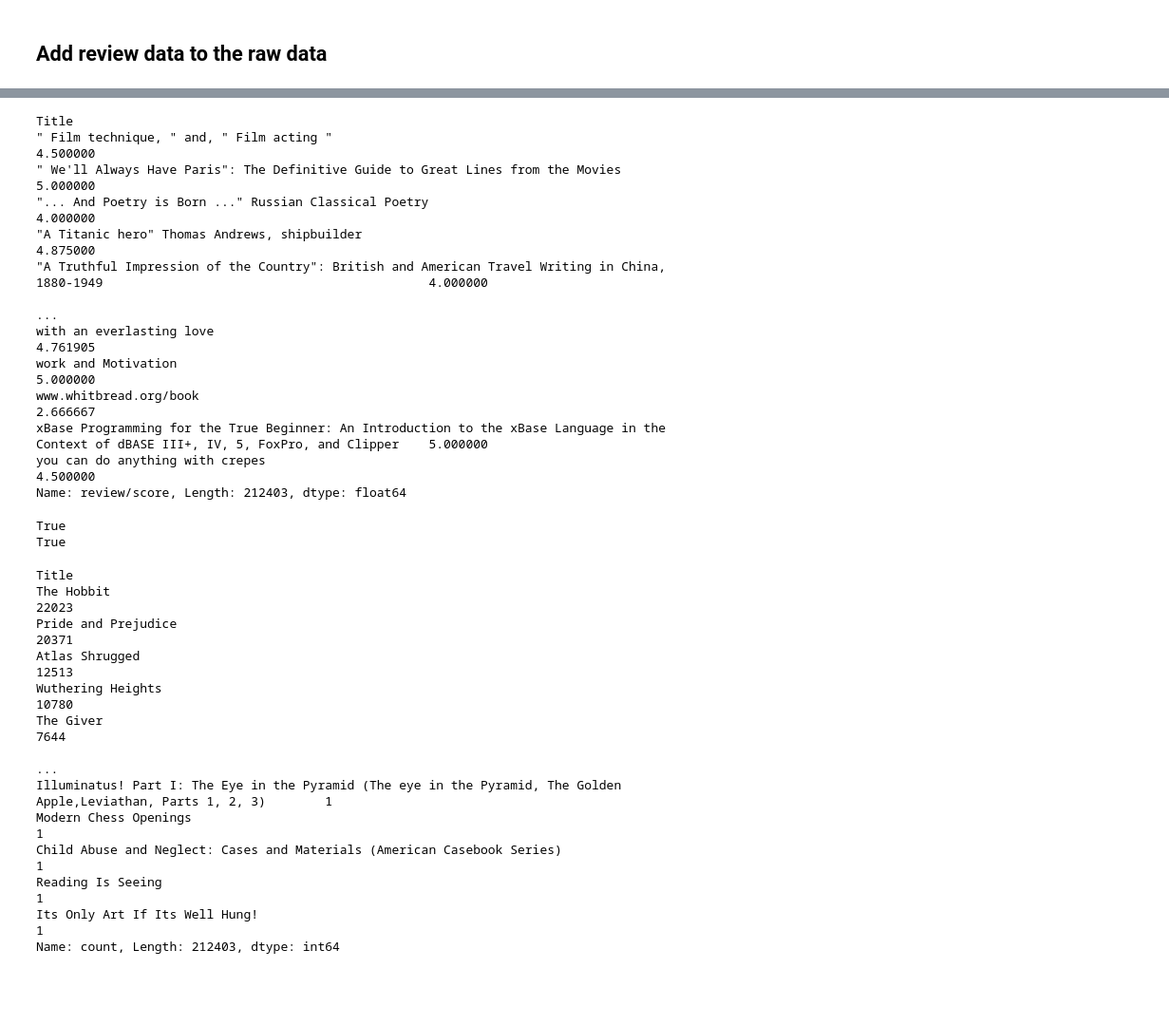
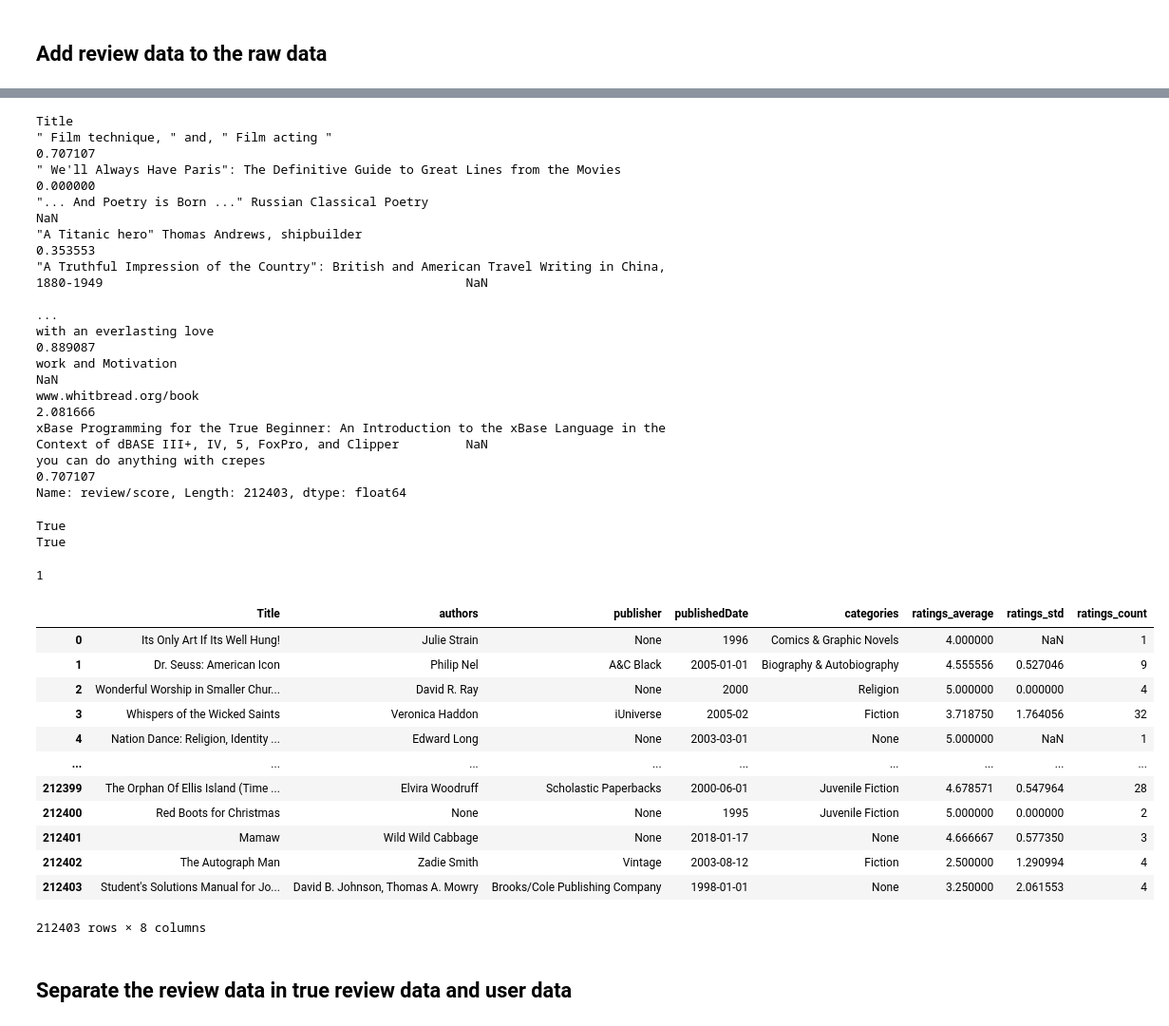
Before and after one commit to feyclan/WT_analysis, a Jupyter notebook: Cleaning.ipynb, the cells around one changed output, grey strips where cells are left out. Shown: that part at 95% size. Drawn from its saved outputs; the diff is of its cells as text; code cells hidden in the pictures; blank space fills up the shorter version.

Commit message:
added ratings data to the book dataframe

```diff
--- a/Cleaning.ipynb
+++ b/Cleaning.ipynb
@@ -69,5 +68,8 @@ raw
 212404 rows × 5 columns
 # %%
 # Notice one book does not have a title
-raw[raw["Title"].isnull()]
+print(raw[raw["Title"].isnull()])
+
+# Let's remove it
+raw.dropna(subset="Title", inplace=True)
 # %% [output]
@@ -97,19 +134,20 @@ dtype: int64
 # %%
-average_score_per_title = reviews.groupby("Title")["review/score"].mean()
-average_score_per_title
+average_score_per_title = reviews.groupby("Title")["review/score"].mean().sort_index()
+std_score_per_title = reviews.groupby("Title")["review/score"].std().sort_index()
+std_score_per_title
 # %% [output]
 Title
-" Film technique, " and, " Film acting "                                                                                                   4.500000
-" We'll Always Have Paris": The Definitive Guide to Great Lines from the Movies                                                            5.000000
-"... And Poetry is Born ..." Russian Classical Poetry                                                                                      4.000000
-"A Titanic hero" Thomas Andrews, shipbuilder                                                                                               4.875000
-"A Truthful Impression of the Country": British and American Travel Writing in China, 1880-1949                                            4.000000
+" Film technique, " and, " Film acting "                                                                                                   0.707107
+" We'll Always Have Paris": The Definitive Guide to Great Lines from the Movies                                                            0.000000
+"... And Poetry is Born ..." Russian Classical Poetry                                                                                           NaN
+"A Titanic hero" Thomas Andrews, shipbuilder                                                                                               0.353553
+"A Truthful Impression of the Country": British and American Travel Writing in China, 1880-1949                                                 NaN
                                                                                                                                              ...
-with an everlasting love                                                                                                                   4.761905
-work and Motivation                                                                                                                        5.000000
-www.whitbread.org/book                                                                                                                     2.666667
-xBase Programming for the True Beginner: An Introduction to the xBase Language in the Context of dBASE III+, IV, 5, FoxPro, and Clipper    5.000000
-you can do anything with crepes                                                                                                            4.500000
+with an everlasting love                                                                                                                   0.889087
+work and Motivation                                                                                                                             NaN
+www.whitbread.org/book                                                                                                                     2.081666
+xBase Programming for the True Beginner: An Introduction to the xBase Language in the Context of dBASE III+, IV, 5, FoxPro, and Clipper         NaN
+you can do anything with crepes                                                                                                            0.707107
 Name: review/score, Length: 212403, dtype: float64
 # %%
 # Notice some of these titles are WILD
@@ -118,20 +156,33 @@ print(any(i == 'www.whitbread.org/book' for i in reviews["Title"]))
 # %% [output]
 True
 True
-# %%
-number_of_reviews_per_title = reviews["Title"].value_counts()
-number_of_reviews_per_title
-# %% [output]
-Title
-The Hobbit                                                                                                         22023
-Pride and Prejudice                                                                                                20371
-Atlas Shrugged                                                                                                     12513
-Wuthering Heights                                                                                                  10780
-The Giver                                                                                                           7644
-                                                                                                                   ...
-Illuminatus! Part I: The Eye in the Pyramid (The eye in the Pyramid, The Golden Apple,Leviathan, Parts 1, 2, 3)        1
-Modern Chess Openings                                                                                                  1
-Child Abuse and Neglect: Cases and Materials (American Casebook Series)                                                1
-Reading Is Seeing                                                                                                      1
-Its Only Art If Its Well Hung!                                                                                         1
-Name: count, Length: 212403, dtype: int64
+# %%
+# The titles with a std of None only have 1 review. Probably we will want to change this to 0, but there is no need to do that know.
+# It is unclear to LS whether this std is a biased or an un-biased estimater. (recall an 1/(m-1) for un-biased variance estimators)
+print(number_of_reviews_per_title['"... And Poetry is Born ..." Russian Classical Poetry'])
+# %% [output]
+1
+# %%
+raw_alphabetically = raw.sort_values(by="Title")
+
+raw_alphabetically["ratings_average"] = average_score_per_title.tolist()
+raw_alphabetically["ratings_std"]  = std_score_per_title.tolist()
+raw_alphabetically["ratings_count"] = number_of_reviews_per_title.sort_index().tolist()
+
+raw_alphabetically.sort_index()
+# %% [output]
+|  | Title | authors | publisher | publishedDate | categories | ratings_average | ratings_std | ratings_count |
+| 0 | Its Only Art If Its Well Hung! | Julie Strain | None | 1996 | Comics & Graphic Novels | 4.000000 | NaN | 1 |
+| 1 | Dr. Seuss: American Icon | Philip Nel | A&C Black | 2005-01-01 | Biography & Autobiography | 4.555556 | 0.527046 | 9 |
+| 2 | Wonderful Worship in Smaller Chur... | David R. Ray | None | 2000 | Religion | 5.000000 | 0.000000 | 4 |
+| 3 | Whispers of the Wicked Saints | Veronica Haddon | iUniverse | 2005-02 | Fiction | 3.718750 | 1.764056 | 32 |
+| 4 | Nation Dance: Religion, Identity ... | Edward Long | None | 2003-03-01 | None | 5.000000 | NaN | 1 |
+| ... | ... | ... | ... | ... | ... | ... | ... | ... |
+| 212399 | The Orphan Of Ellis Island (Time ... | Elvira Woodruff | Scholastic Paperbacks | 2000-06-01 | Juvenile Fiction | 4.678571 | 0.547964 | 28 |
+| 212400 | Red Boots for Christmas | None | None | 1995 | Juvenile Fiction | 5.000000 | 0.000000 | 2 |
+| 212401 | Mamaw | Wild Wild Cabbage | None | 2018-01-17 | None | 4.666667 | 0.577350 | 3 |
+| 212402 | The Autograph Man | Zadie Smith | Vintage | 2003-08-12 | Fiction | 2.500000 | 1.290994 | 4 |
+| 212403 | Student's Solutions Manual for Jo... | David B. Johnson, Thomas A. Mowry | Brooks/Cole Publishing Company | 1998-01-01 | None | 3.250000 | 2.061553 | 4 |
+212403 rows × 8 columns
+# %% [markdown]
+## Separate the review data in true review data and user data
```
Also changed, not shown: parts of 15 cells of this notebook.
